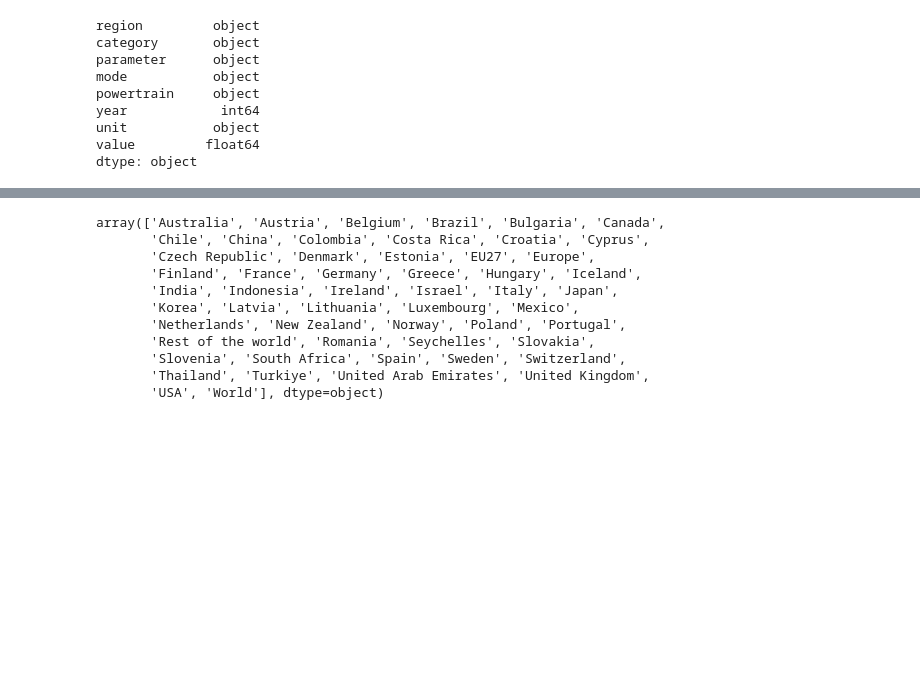
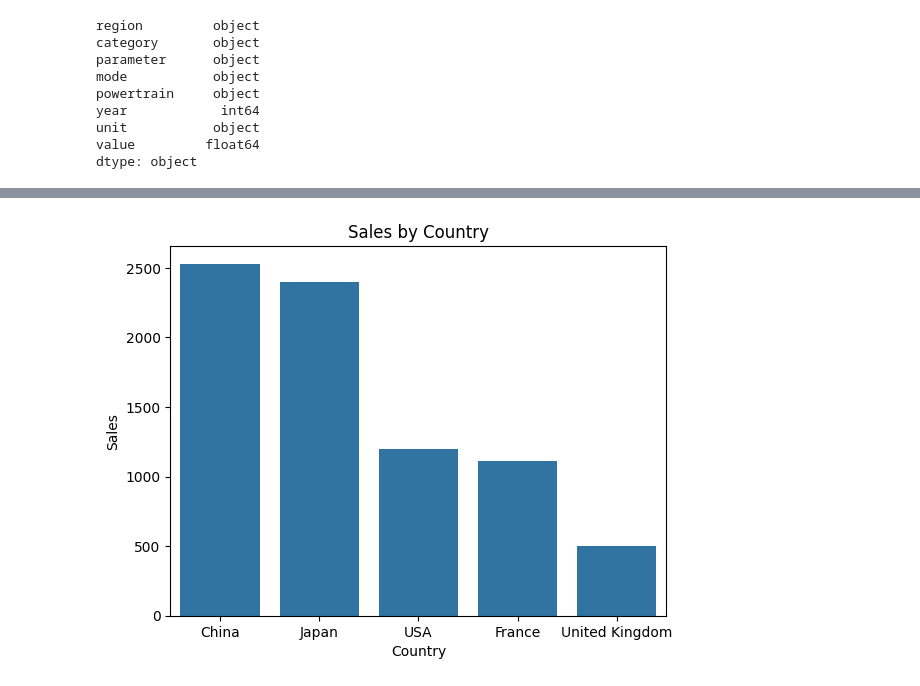
Before and after one commit to build-summer-2024/async-teal-kenny-final-project, a Jupyter notebook: final_project.ipynb, the cells around one changed output, grey strips where cells are left out. Drawn from its saved outputs; the diff is of its cells as text; code cells hidden in the pictures; blank space fills up the shorter version.

```diff
--- a/final_project.ipynb
+++ b/final_project.ipynb
@@ -55,20 +38,24 @@ plt.show()
-# %%
-# 2. Who were the top 5 countries that sold EVs in 2010?
-countries = df.region.unique()
-countries
-sort_by_historical =
-# %% [output]
-array(['Australia', 'Austria', 'Belgium', 'Brazil', 'Bulgaria', 'Canada',
-       'Chile', 'China', 'Colombia', 'Costa Rica', 'Croatia', 'Cyprus',
-       'Czech Republic', 'Denmark', 'Estonia', 'EU27', 'Europe',
-       'Finland', 'France', 'Germany', 'Greece', 'Hungary', 'Iceland',
-       'India', 'Indonesia', 'Ireland', 'Israel', 'Italy', 'Japan',
-       'Korea', 'Latvia', 'Lithuania', 'Luxembourg', 'Mexico',
-       'Netherlands', 'New Zealand', 'Norway', 'Poland', 'Portugal',
-       'Rest of the world', 'Romania', 'Seychelles', 'Slovakia',
-       'Slovenia', 'South Africa', 'Spain', 'Sweden', 'Switzerland',
-       'Thailand', 'Turkiye', 'United Arab Emirates', 'United Kingdom',
-       'USA', 'World'], dtype=object)
+# %%
+# 2. Who were the top 5 countries that sold EVs in 2010?
+countries = df.region.unique()
+sort_by_historical_sales = df[df.category == "Historical"][df.parameter == "EV sales"]
+sort_by_historical_sales
+historical_sales_2010 = sort_by_historical_sales[sort_by_historical_sales.year == 2010]
+country_sales = {}
+for country in countries:
+    country_sales[country] = 0
+for index, row in historical_sales_2010.iterrows():
+    if (row.region != "World" and row.region != "Europe" and row.region != "EU27"):
+        country_sales[row.region] = country_sales[row.region] + row.value
+result = sorted(country_sales.items(), key=lambda item: item[1], reverse=True)
+sum_country_sales = pd.DataFrame(result,columns=["Country","Sales"])
+top_5_countries = sum_country_sales.nlargest(5,"Sales")
+seaborn.barplot(x=top_5_countries.Country,y=top_5_countries.Sales)
+plt.title("Sales by Country")
+plt.savefig("Visualizations/Question 2 Visualization.png")
+plt.show()
+# %% [output]
+[figure, added]
 # %%
 # 3. Who were the top 5 countries that sold EVs in 2023?
 # %%
```
Also changed, not shown: parts of 1 cell of this notebook, 2 other files.
